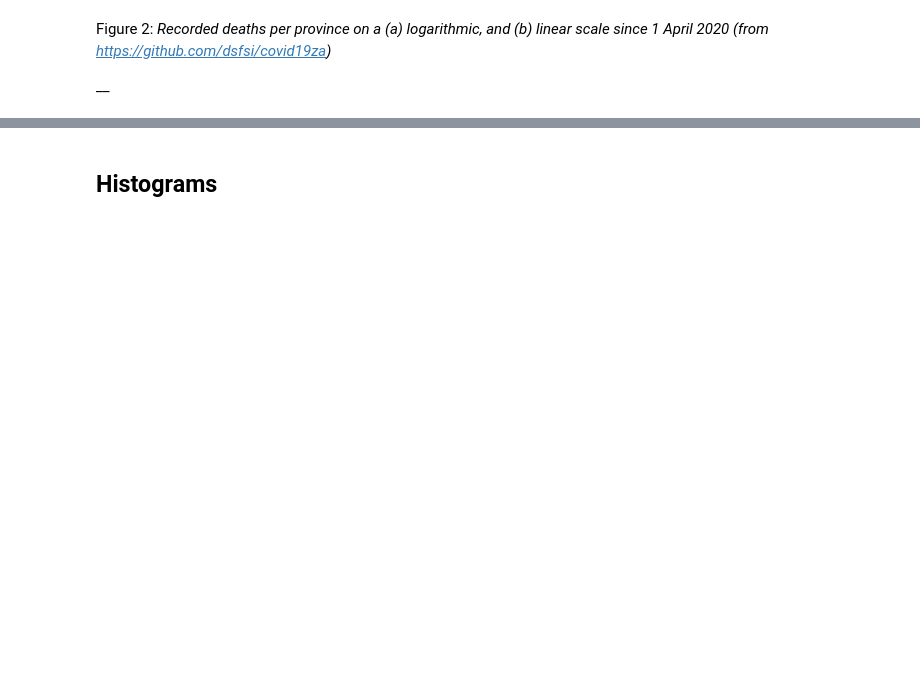
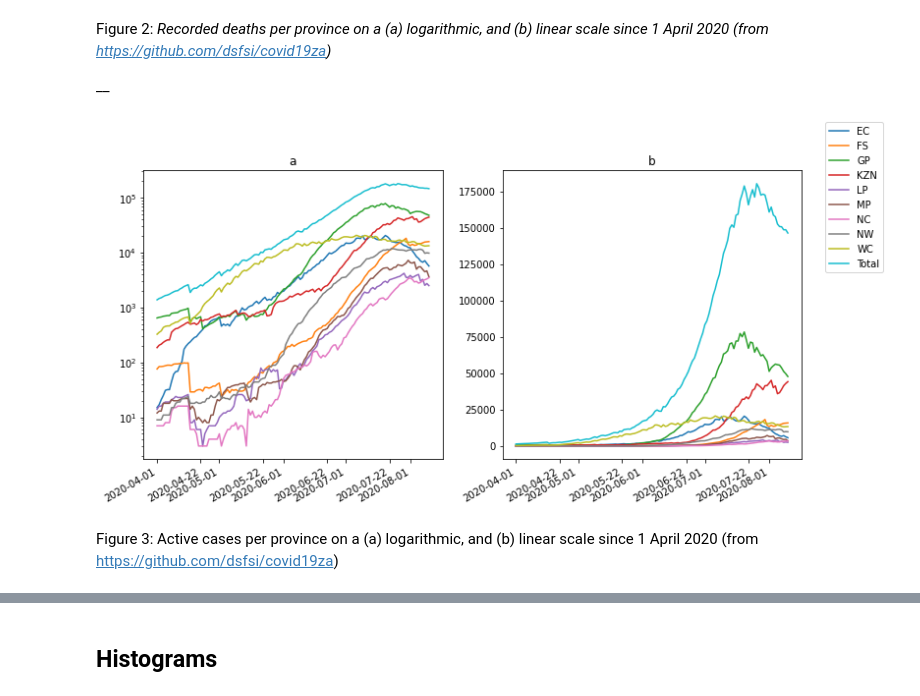
Before and after one commit to richarms/covid-provincial-report, a Jupyter notebook: Weekly_SA_Provincial_COVID_19_Report.ipynb, the cells around one changed output, grey strips where cells are left out. Cells and saved outputs as stored; diff of their text form; code cells hidden in the pictures; blank space fills up the shorter version.

```diff
--- a/Weekly_SA_Provincial_COVID_19_Report.ipynb
+++ b/Weekly_SA_Provincial_COVID_19_Report.ipynb
@@ -818,3 +816,27 @@ __
+# %%
+
+#SA_P_Con.rename(columns={'Total Confirmed': 'Total Active'}, inplace=True)
+#SA_P_Rec.rename(columns={'Total Confirmed': 'Total Active'}, inplace=True)
+prov_short_l = ['EC', 'FS', 'GP', 'KZN', 'LP', 'MP', 'NC', 'NW', 'WC','Total']
+#prov_short_l.append()
+fig, ax = plt.subplots(1,2, figsize=(12,6))
+for i in prov_short_l:
+  ax[0].semilogy(SA_P_Con[i].index, SA_P_Con[i] - SA_P_Rec[i], label=i)
+
+ax[1].plot(SA_P_Con.index, SA_P_Con - SA_P_Rec)
+
+ax[0].set_title('a')
+ax[1].set_title('b')
+fig.autofmt_xdate()
+fig.legend()
+
+#SA_P_Con.rename(columns={'Total Active':'Total Confirmed'}, inplace=True)
+#SA_P_Rec.rename(columns={'Total Active':'Total Confirmed'}, inplace=True)
+prov_short_l = ['EC', 'FS', 'GP', 'KZN', 'LP', 'MP', 'NC', 'NW', 'WC'] # reset
+# %% [output]
+[figure, added]
+# %% [markdown]
+Figure 3: Active cases per province on a (a) logarithmic, and (b) linear scale since 1 April 2020 (from https://github.com/dsfsi/covid19za)
 # %%
 #fig, ((ax1, ax2, ax3), (ax4, ax5, ax6), (ax7, ax8, ax9)) = plt.subplots(3,3, figsize=(12,12))
 fig, ((ax1, ax2, ax3, ax4, ax5, ax6, ax7, ax8, ax9)) = plt.subplots(9,1, figsize=(10,12))
```
Also changed, not shown: parts of 17 cells of this notebook, 3 other files.
